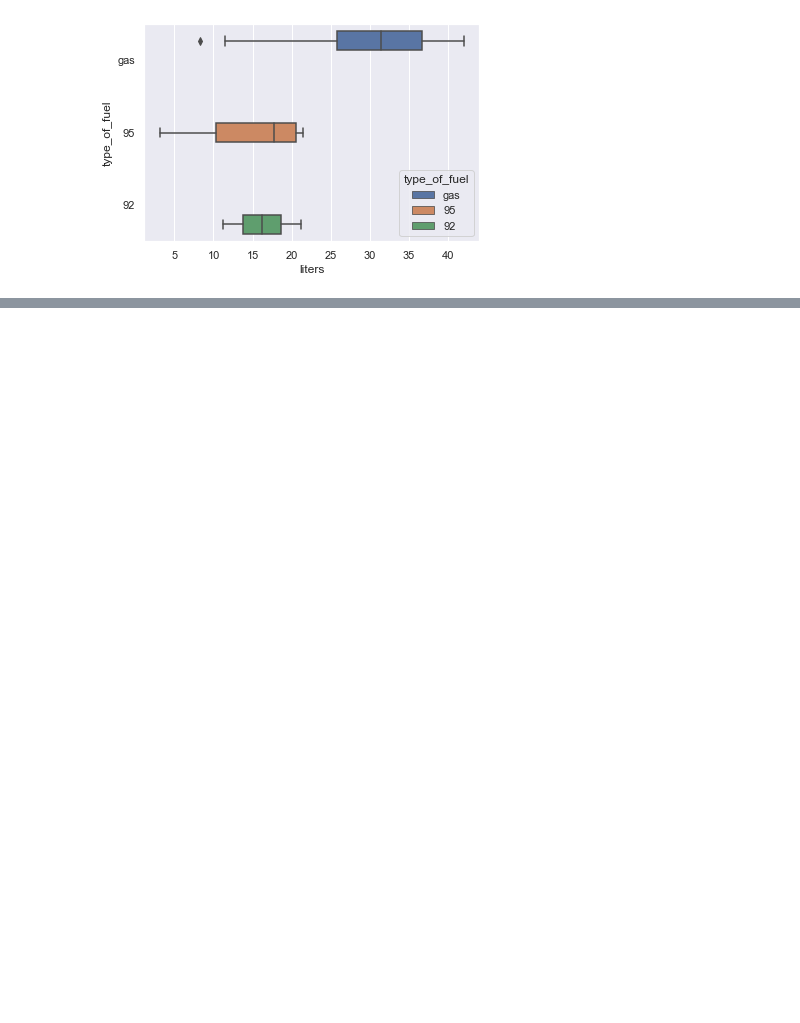
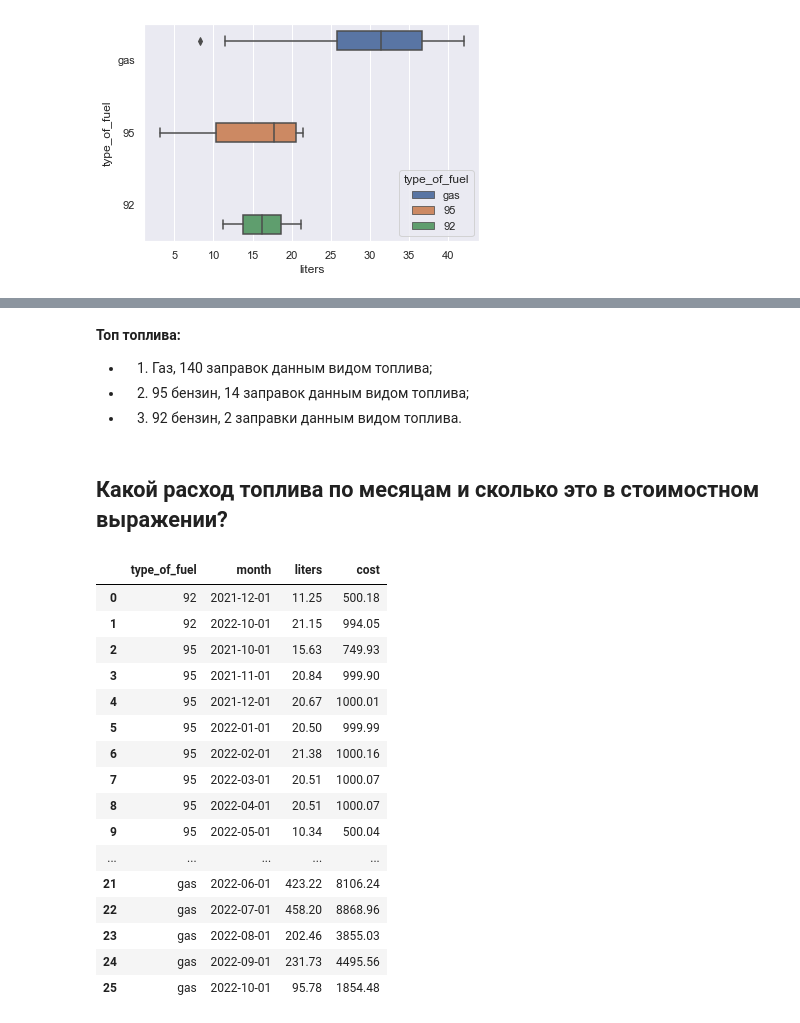
Before and after one commit to RedEkim/pet_projects, a Jupyter notebook: 1. Анализ трат на топливо/Fuel cost analysis.ipynb, the cells around one changed output, grey strips where cells are left out. Drawn from its saved outputs; the diff is of its cells as text; code cells hidden in the pictures; blank space fills up the shorter version.

```diff
--- a/1. Анализ трат на топливо/Fuel cost analysis.ipynb
+++ b/1. Анализ трат на топливо/Fuel cost analysis.ipynb
@@ -291,0 +276,29 @@ fig.show()
+# %% [markdown]
+**Топ топлива:**
+ - 1) Газ, 140 заправок данным видом топлива;
+ - 2) 95 бензин, 14 заправок данным видом топлива;
+ - 3) 92 бензин, 2 заправки данным видом топлива.
+# %% [markdown]
+## Какой расход топлива по месяцам и сколько это в стоимостном выражении?
+# %%
+# подготовим переменную
+mc = data.groupby(['type_of_fuel', 'month']).agg({'liters': 'sum', 'cost':'sum'}).reset_index()
+mc
+# %% [output]
+|  | type_of_fuel | month | liters | cost |
+| 0 | 92 | 2021-12-01 | 11.25 | 500.18 |
+| 1 | 92 | 2022-10-01 | 21.15 | 994.05 |
+| 2 | 95 | 2021-10-01 | 15.63 | 749.93 |
+| 3 | 95 | 2021-11-01 | 20.84 | 999.90 |
+| 4 | 95 | 2021-12-01 | 20.67 | 1000.01 |
+| 5 | 95 | 2022-01-01 | 20.50 | 999.99 |
+| 6 | 95 | 2022-02-01 | 21.38 | 1000.16 |
+| 7 | 95 | 2022-03-01 | 20.51 | 1000.07 |
+| 8 | 95 | 2022-04-01 | 20.51 | 1000.07 |
+| 9 | 95 | 2022-05-01 | 10.34 | 500.04 |
+| ... | ... | ... | ... | ... |
+| 21 | gas | 2022-06-01 | 423.22 | 8106.24 |
+| 22 | gas | 2022-07-01 | 458.20 | 8868.96 |
+| 23 | gas | 2022-08-01 | 202.46 | 3855.03 |
+| 24 | gas | 2022-09-01 | 231.73 | 4495.56 |
+| 25 | gas | 2022-10-01 | 95.78 | 1854.48 |
```
Also changed, not shown: parts of 32 cells of this notebook.
